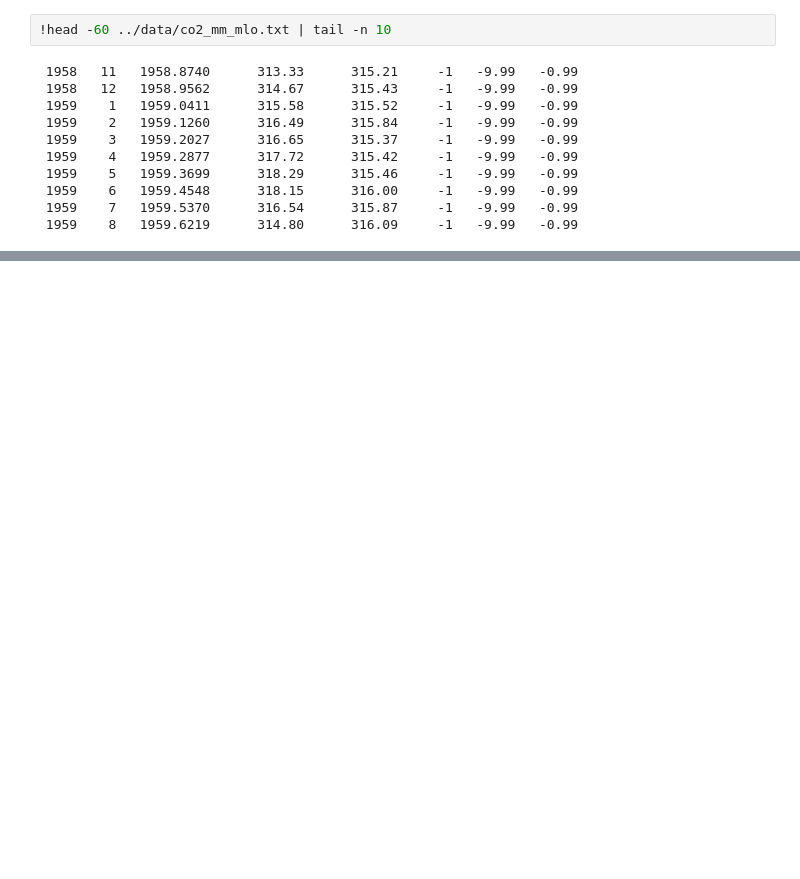
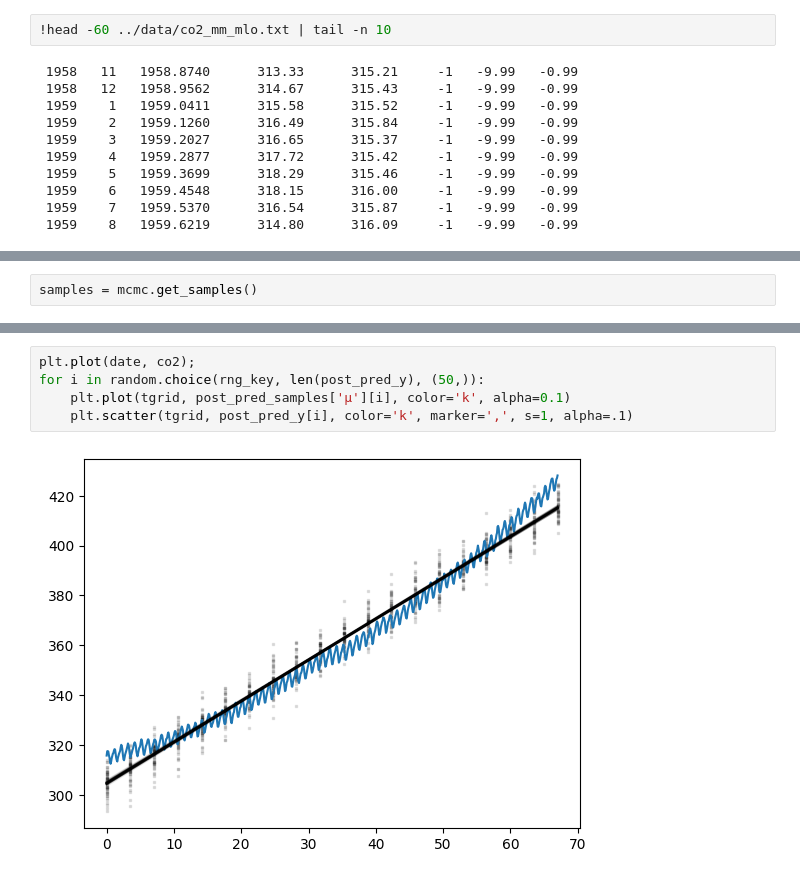
Before and after one commit to uo-phys/comp-phys-26, a Jupyter notebook: notebooks/CO2 w NumPyro.ipynb, the cells around one changed output, grey strips where cells are left out. Saved outputs shown, nothing was run; the diff lists cells and outputs as text; blank space fills up the shorter version.

```diff
--- a/notebooks/CO2 w NumPyro.ipynb
+++ b/notebooks/CO2 w NumPyro.ipynb
@@ -53,0 +123,2 @@ plt.plot(date, co2)
+# %%
+samples = mcmc.get_samples()
@@ -53,0 +155,7 @@ plt.plot(date, co2)
+# %%
+plt.plot(date, co2);
+for i in random.choice(rng_key, len(post_pred_y), (50,)):
+    plt.plot(tgrid, post_pred_samples['μ'][i], color='k', alpha=0.1)
+    plt.scatter(tgrid, post_pred_y[i], color='k', marker=',', s=1, alpha=.1)
+# %% [output]
+[figure, added]
```
Also changed, not shown: parts of 69 cells of this notebook.
